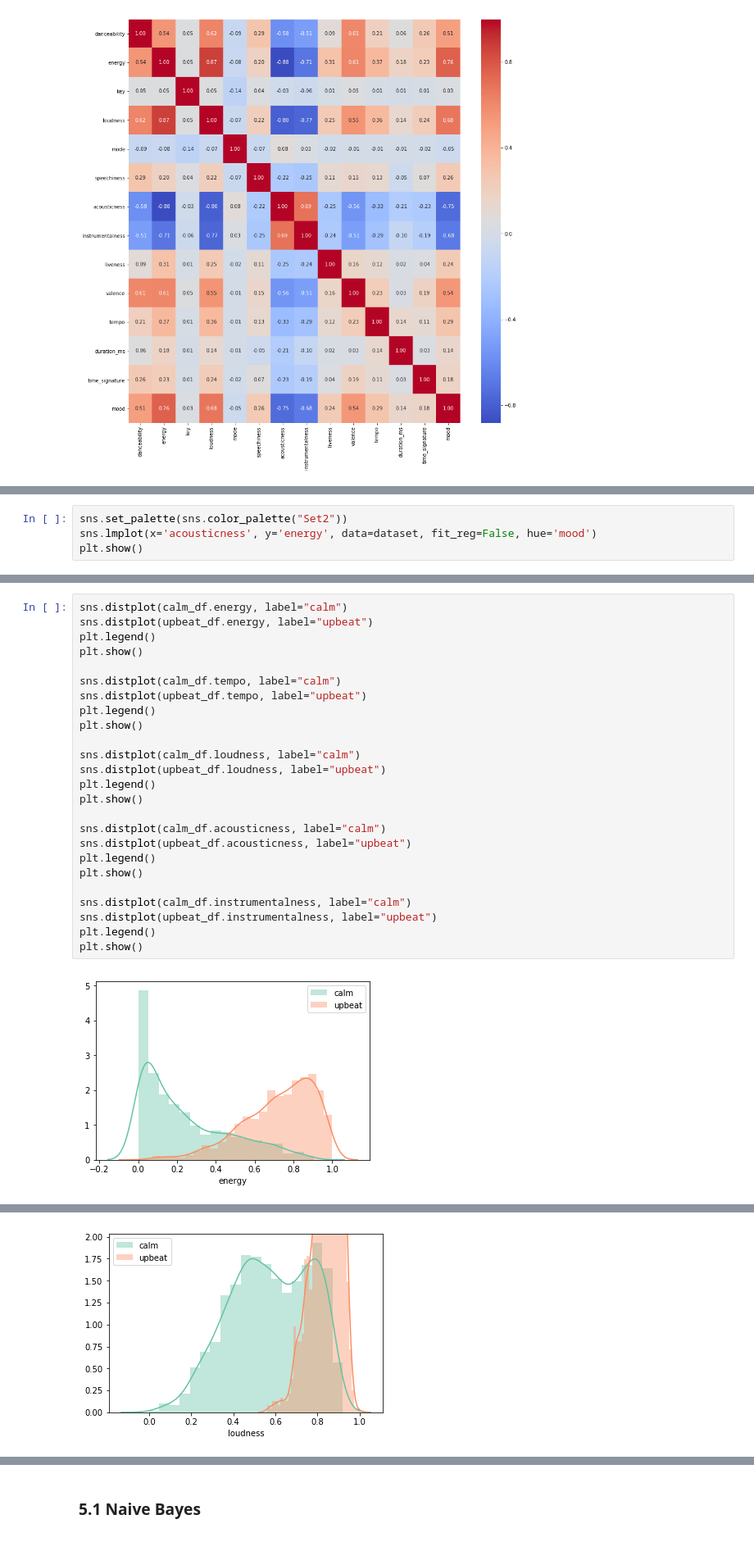
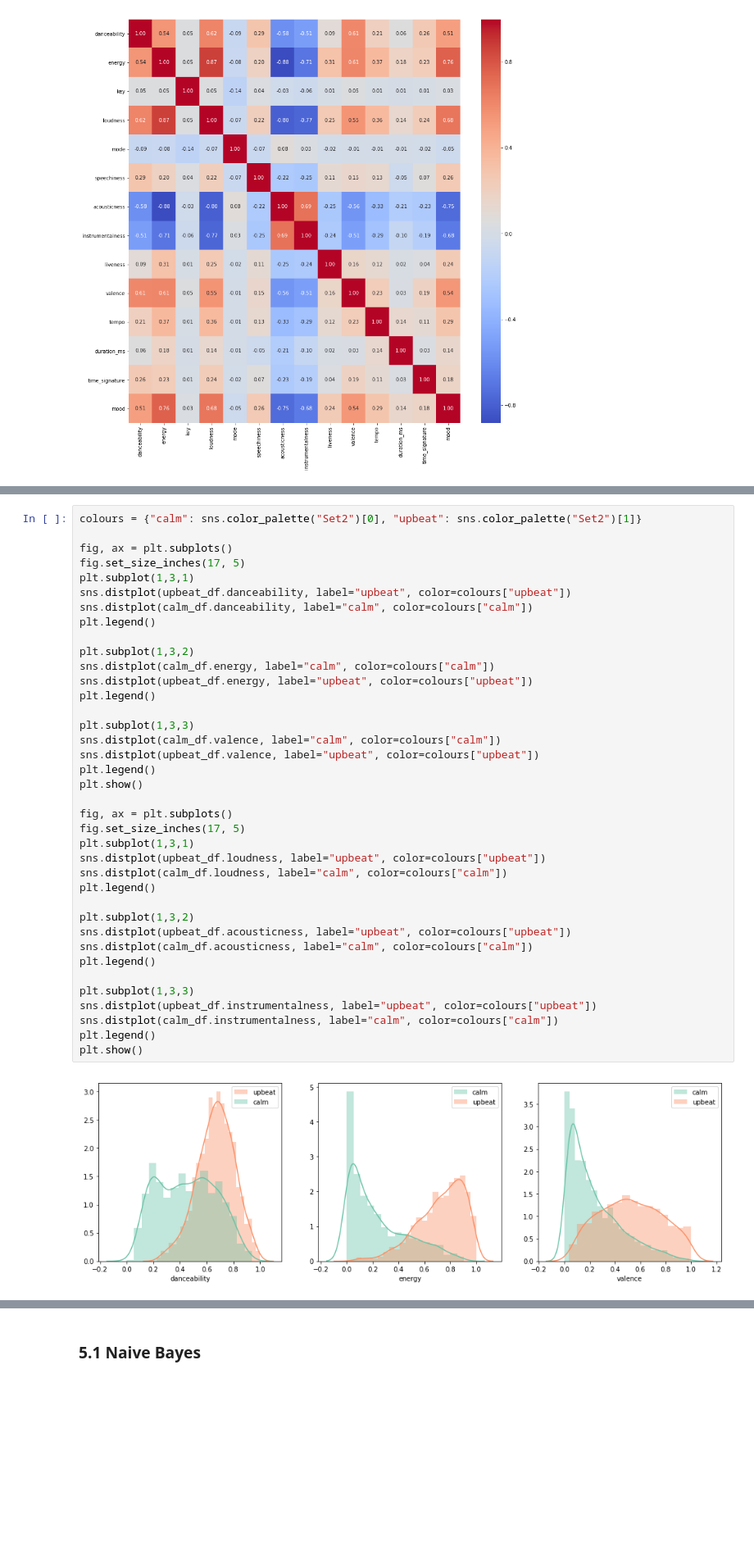
Before and after one commit to lilybryant/spotify-data-project, a Jupyter notebook: mood-proj.ipynb, the cells around one changed output, grey strips where cells are left out. Shown at 82% size. Cells and saved outputs as stored; diff of their text form; blank space fills up the shorter version.

Commit message:
Add text and format graphs

```diff
--- a/mood-proj.ipynb
+++ b/mood-proj.ipynb
@@ -260,4 +255,0 @@ plt.show()
-# %%
-sns.set_palette(sns.color_palette("Set2"))
-sns.lmplot(x='acousticness', y='energy', data=dataset, fit_reg=False, hue='mood')
-plt.show()
@@ -266,27 +270,40 @@ plt.show()
 # %%
-sns.distplot(calm_df.energy, label="calm")
-sns.distplot(upbeat_df.energy, label="upbeat")
+colours = {"calm": sns.color_palette("Set2")[0], "upbeat": sns.color_palette("Set2")[1]}
+
+fig, ax = plt.subplots()
+fig.set_size_inches(17, 5)
+plt.subplot(1,3,1)
+sns.distplot(upbeat_df.danceability, label="upbeat", color=colours["upbeat"])
+sns.distplot(calm_df.danceability, label="calm", color=colours["calm"])
+plt.legend()
+
+plt.subplot(1,3,2)
+sns.distplot(calm_df.energy, label="calm", color=colours["calm"])
+sns.distplot(upbeat_df.energy, label="upbeat", color=colours["upbeat"])
+plt.legend()
+
+plt.subplot(1,3,3)
+sns.distplot(calm_df.valence, label="calm", color=colours["calm"])
+sns.distplot(upbeat_df.valence, label="upbeat", color=colours["upbeat"])
 plt.legend()
 plt.show()
 
-sns.distplot(calm_df.tempo, label="calm")
-sns.distplot(upbeat_df.tempo, label="upbeat")
+fig, ax = plt.subplots()
+fig.set_size_inches(17, 5)
+plt.subplot(1,3,1)
+sns.distplot(upbeat_df.loudness, label="upbeat", color=colours["upbeat"])
+sns.distplot(calm_df.loudness, label="calm", color=colours["calm"])
+plt.legend()
+
+plt.subplot(1,3,2)
+sns.distplot(upbeat_df.acousticness, label="upbeat", color=colours["upbeat"])
+sns.distplot(calm_df.acousticness, label="calm", color=colours["calm"])
+plt.legend()
+
+plt.subplot(1,3,3)
+sns.distplot(upbeat_df.instrumentalness, label="upbeat", color=colours["upbeat"])
+sns.distplot(calm_df.instrumentalness, label="calm", color=colours["calm"])
 plt.legend()
 plt.show()
-
-sns.distplot(calm_df.loudness, label="calm")
-sns.distplot(upbeat_df.loudness, label="upbeat")
-plt.legend()
-plt.show()
-
-sns.distplot(calm_df.acousticness, label="calm")
-sns.distplot(upbeat_df.acousticness, label="upbeat")
-plt.legend()
-plt.show()
-
-sns.distplot(calm_df.instrumentalness, label="calm")
-sns.distplot(upbeat_df.instrumentalness, label="upbeat")
-plt.legend()
-plt.show()
 # %% [output]
-[figure, old version]
+[figure, new version]
@@ -294 +310,0 @@ plt.show()
-[figure, removed]
```
Also changed, not shown: parts of 23 cells of this notebook.
